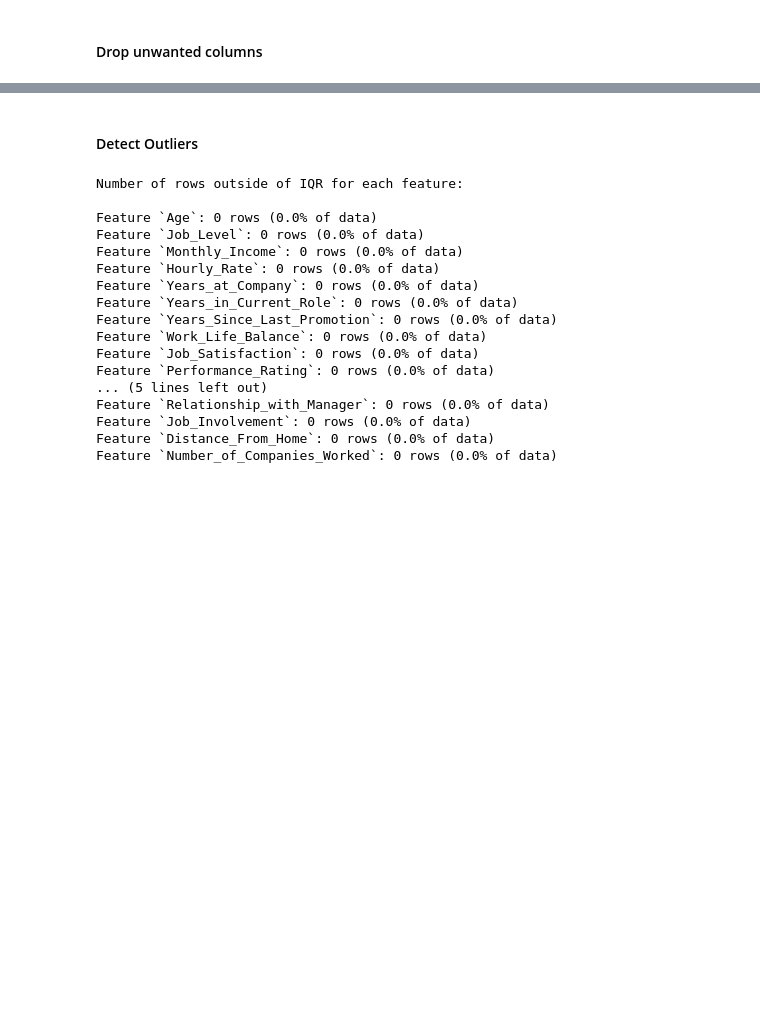
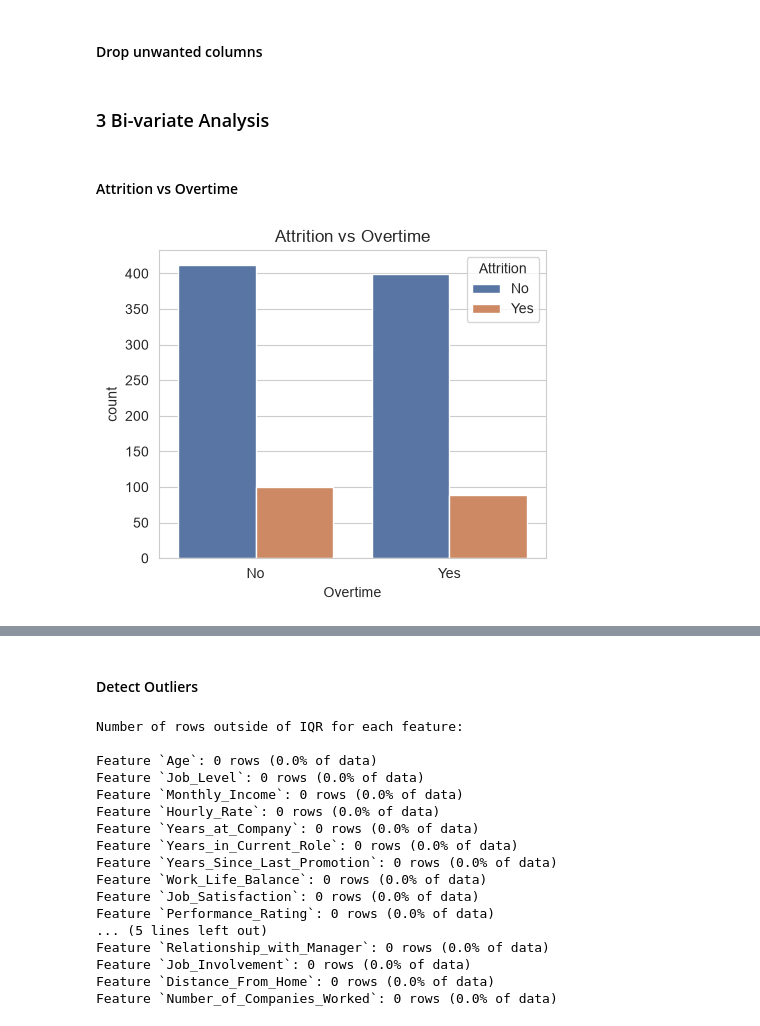
Before and after one commit to dheemanth-bhat/supervised-ml-algorithms, a Jupyter notebook: 06_Random_Forest/06_Project_1.ipynb, the cells around one changed output, grey strips where cells are left out. Cells and saved outputs as stored; diff of their text form; code cells hidden in the pictures; blank space fills up the shorter version.

```diff
--- a/06_Random_Forest/06_Project_1.ipynb
+++ b/06_Random_Forest/06_Project_1.ipynb
@@ -168,0 +219,13 @@ emp_df.drop(columns=["Employee_ID"], inplace=True)
+# %% [markdown]
+### 3 Bi-variate Analysis
+# %% [markdown]
+#### Attrition vs Overtime
+# %%
+plt.figure(figsize=(5, 4))
+
+sns.countplot(data=emp_df, x="Overtime", hue="Attrition")
+plt.title("Attrition vs Overtime")
+
+plt.show()
+# %% [output]
+[figure, added]
```
Also changed, not shown: parts of 50 cells of this notebook.
